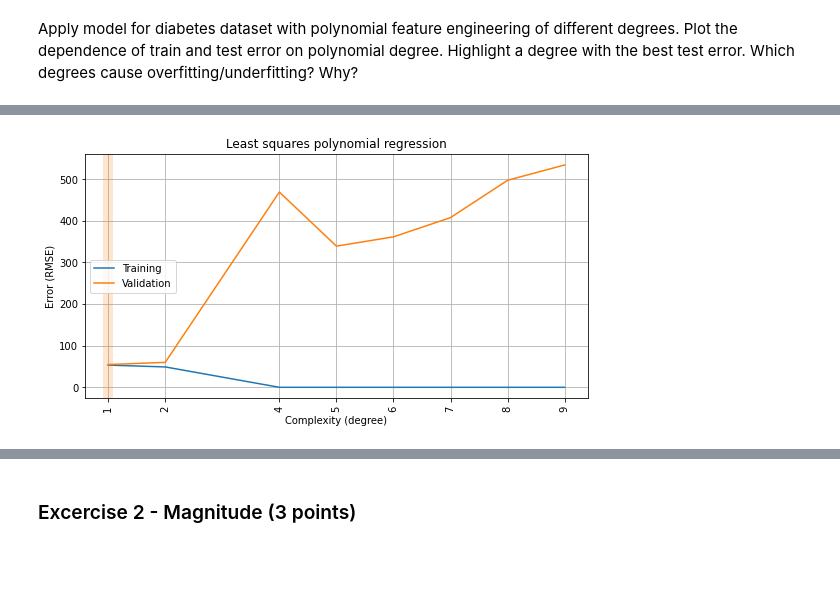
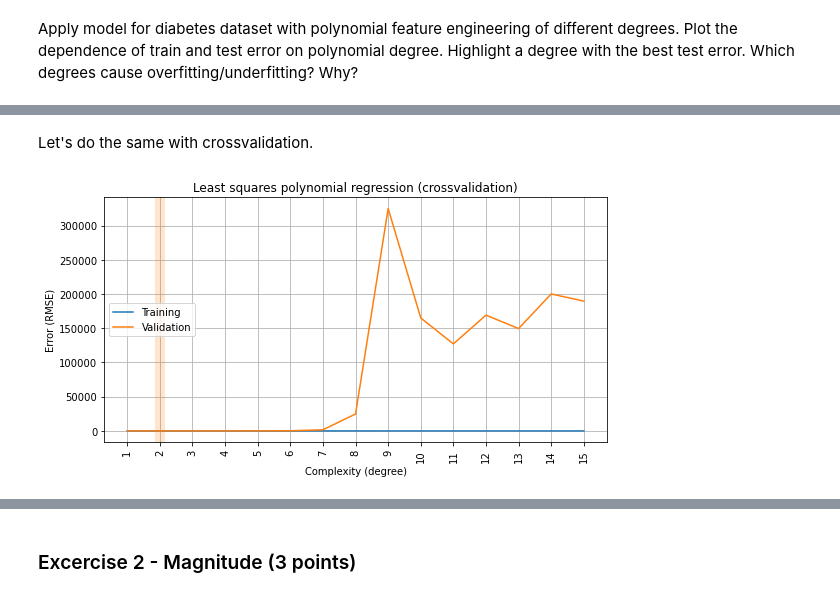
Before and after one commit to kesepkina/RS-School-Machine-Learning-course, a Jupyter notebook: 4_Overfitting_Regularization.ipynb, the cells around one changed output, grey strips where cells are left out. Saved outputs shown, nothing was run; the diff lists cells and outputs as text; code cells hidden in the pictures; blank space fills up the shorter version.

```diff
--- a/4_Overfitting_Regularization.ipynb
+++ b/4_Overfitting_Regularization.ipynb
@@ -385,0 +404,4 @@ plt.show()
+# %%
+cols_to_transform = ['age', 'sex', 'bmi', 's6']
+cols_to_leave = [col for col in data['feature_names'] if col not in cols_to_transform]
+cols_to_leave
@@ -386,11 +430,10 @@ plt.show()
 # %%
 rmse_train, rmse_valid = [], []
 
-DEGREES_HW = np.linspace(1, 10, 1 + 9, dtype=int)
-for degree in DEGREES_HW:
-    reg = make_model(degree).fit(X_train, y_train)
+for degree in DEGREES[1:]:
+    reg = make_model_hw(degree).fit(X_train, y_train)
     rmse_train.append(rmse(reg.predict(X_train), y_train))
     rmse_valid.append(rmse(reg.predict(X_valid), y_valid))
 
-plot_fitting_graph(DEGREES_HW, rmse_train, rmse_valid, xlabel='Complexity (degree)', ylabel='Error (RMSE)',
+plot_fitting_graph(DEGREES[1:], rmse_train, rmse_valid, xlabel='Complexity (degree)', ylabel='Error (RMSE)',
                    title='Least squares polynomial regression')
@@ -397,11 +441,0 @@ plot_fitting_graph(DEGREES_HW, rmse_train, rmse_valid, xlabel='Complexity (degre
-# %%
-rmse_train, rmse_valid = [], []
-
-DEGREES_HW = [1, 2, 4, 5, 6, 7, 8, 9]
-for degree in DEGREES_HW:
-    reg = make_model(degree).fit(X_train, y_train)
-    rmse_train.append(rmse(reg.predict(X_train), y_train))
-    rmse_valid.append(rmse(reg.predict(X_valid), y_valid))
-
-plot_fitting_graph(DEGREES_HW, rmse_train, rmse_valid, xlabel='Complexity (degree)', ylabel='Error (RMSE)',
-                   title='Least squares polynomial regression')
@@ -410,14 +449,17 @@ plot_fitting_graph(DEGREES_HW, rmse_train, rmse_valid, xlabel='Complexity (degre
+# %% [markdown]
+Let's do the same with crossvalidation.
 # %%
-rmse_train, rmse_valid = [], []
-for degree in DEGREES_HW:
-    results = cross_validate(make_model(degree),
+rmse_train_cv, rmse_valid_cv = [], []
+
+for degree in DEGREES[1:]:
+    results = cross_validate(make_model_hw(degree),
                              X_diabetes, y_diabetes, cv=5,
                              return_train_score=True,
                              scoring='neg_root_mean_squared_error')
-    rmse_train.append(-np.mean(results['train_score']))
-    rmse_valid.append(-np.mean(results['test_score']))
+    rmse_train_cv.append(-np.mean(results['train_score']))
+    rmse_valid_cv.append(-np.mean(results['test_score']))
 
-plot_fitting_graph(DEGREES_HW, rmse_train, rmse_valid, xlabel='Complexity (degree)', ylabel='Error (RMSE)',
-                   title='Least squares polynomial regression')
+plot_fitting_graph(DEGREES[1:], rmse_train_cv, rmse_valid_cv, xlabel='Complexity (degree)', ylabel='Error (RMSE)',
+                   title='Least squares polynomial regression (crossvalidation)')
 # %% [output]
-[figure, old version]
+[figure, new version]
```
Also changed, not shown: parts of 70 cells of this notebook, 1 other file.
